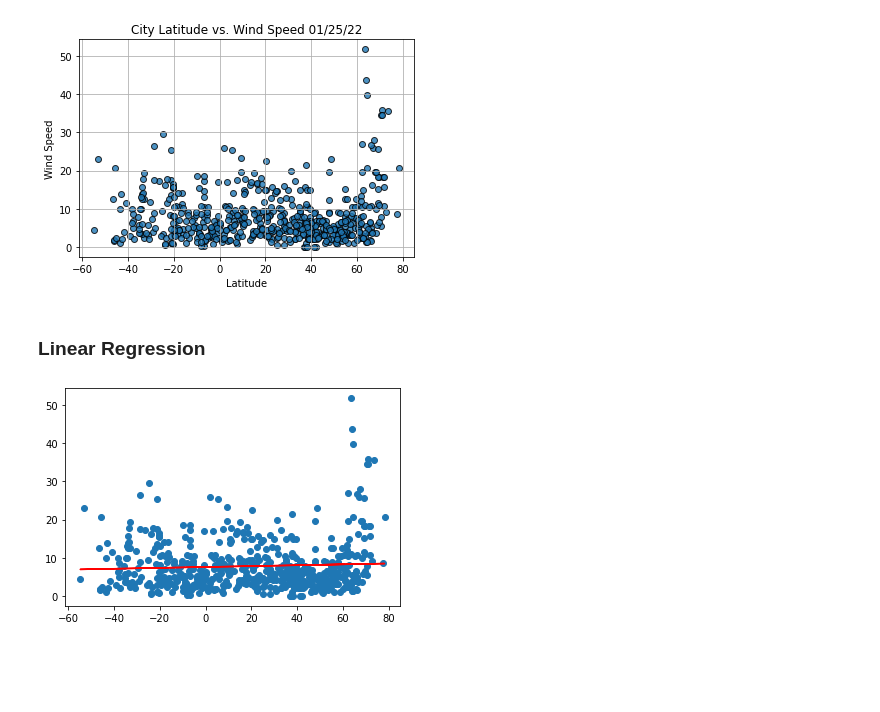
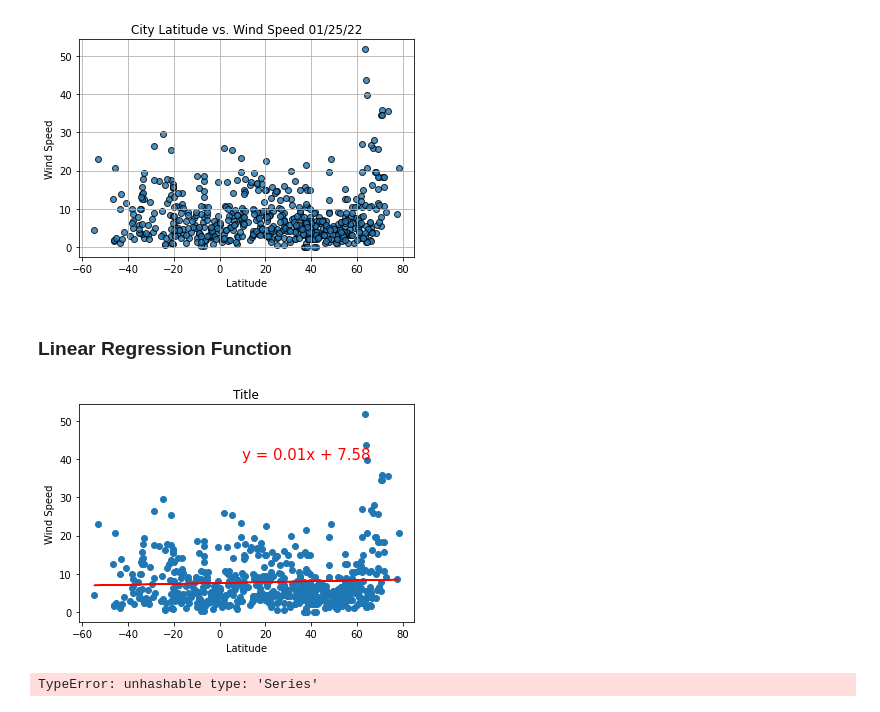
Before and after one commit to juliomeza/World_Weather_Analysis, a Jupyter notebook: WeatherPy.ipynb, the cells around one changed output. Saved outputs shown, nothing was run; the diff lists cells and outputs as text; code cells hidden in the pictures; blank space fills up the shorter version.

```diff
--- a/WeatherPy.ipynb
+++ b/WeatherPy.ipynb
@@ -263,8 +263,8 @@ plt.savefig('weather_data/Fig4.png')
 plt.show()
 # %% [output]
 [figure]
-# %% [markdown]
-### Linear Regression
+# %% [markdown]
+### Linear Regression Function
 # %%
 def plot_linear_regression(x_values, y_values, title, y_label, text_coordinates):
     slope, intercept, r_value, p_value, std_err = linregress(x_values, y_values)
@@ -280,8 +280,19 @@ def plot_linear_regression(x_values, y_values, title, y_label, text_coordinates)
     plt.scatter(x_values, y_values)
     plt.plot(x_values, regress_values, color='red')
 
+    # Annotate the text for the line equation
+    plt.annotate(line_eq, text_coordinates, fontsize=15, color='red')
+    plt.title(title)
+    plt.ylabel(y_label)
+    plt.xlabel('Latitude')
+
+
     plt.show()
 # %%
-plot_linear_regression(lats, wind_speed, 'title', 'y_label', '(40,20)')
+plot_linear_regression(lats, wind_speed, 'Title', 'Wind Speed', (10, 40))
 # %% [output]
-[figure, old version]
+[figure, new version]
+# %%
+city_data_df.loc(city_data_df['Lat'] >=0)
+# %% [output]
+TypeError: unhashable type: 'Series'
```
Also changed, not shown: parts of 3 cells of this notebook.
